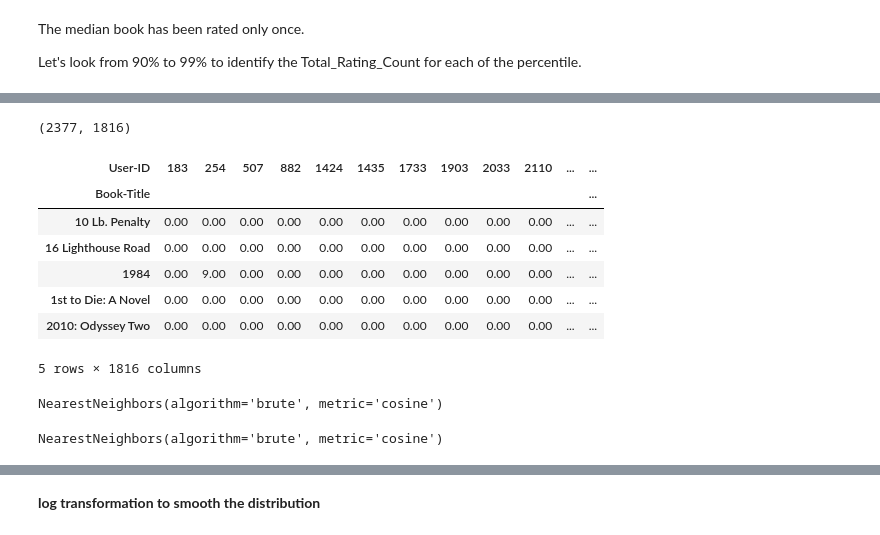
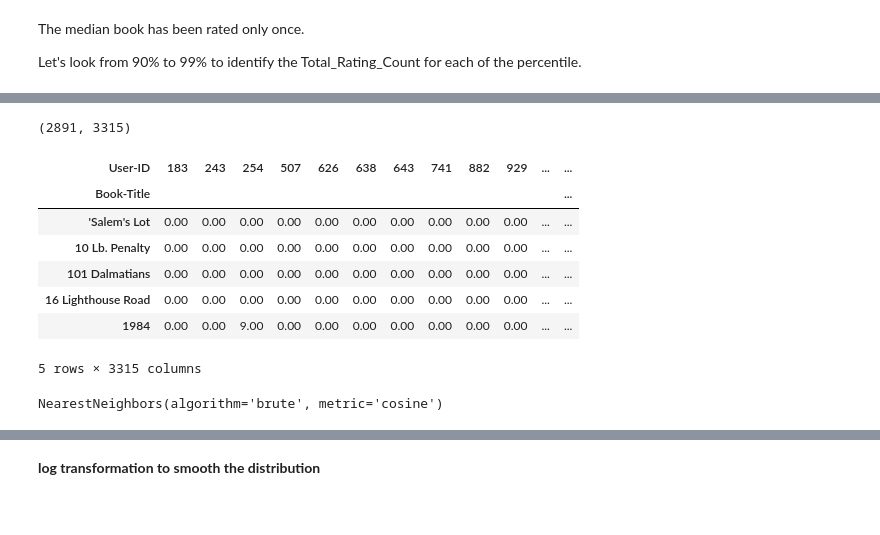
Before and after one commit to rahool010/Book-Recommendation-System, a Jupyter notebook: Book_Recommendation_System.ipynb, the cells around one changed output, grey strips where cells are left out. Cells and saved outputs as stored; diff of their text form; code cells hidden in the pictures.

```diff
--- a/Book_Recommendation_System.ipynb
+++ b/Book_Recommendation_System.ipynb
@@ -596,9 +636,9 @@ top_books[['Book-Title', 'Book-Author','Total_Users_Rated', 'Average_Rating', 'S
 ## **Collaborative Filtering Recommendation System**
 # %%
 counts1 = ratings_df['User-ID'].value_counts()  ## finding count of unique User-ID i.e, it returns the frequency of each User-ID
-ratings_df = ratings_df[ratings_df['User-ID'].isin(counts1[counts1 >= 100].index)]  ## keeping users that have rated atleast 100 books
+ratings_df = ratings_df[ratings_df['User-ID'].isin(counts1[counts1 >= 50].index)]  ## keeping users that have rated atleast 50 books
 counts = ratings_df['Book-Rating'].value_counts()   ## finding count of unique User-ID
-ratings_df = ratings_df[ratings_df['Book-Rating'].isin(counts[counts >= 100].index)]  ## keeping books that have atleast 100 ratings
+ratings_df = ratings_df[ratings_df['Book-Rating'].isin(counts[counts >= 50].index)]  ## keeping books that have atleast 50 ratings
 # %%
 combine_book_rating = pd.merge(ratings_df, books_df, on='ISBN')
 columns = ['Year-Of-Publication', 'Publisher', 'Book-Author',]
@@ -729,5 +767,5 @@ rating_popular_book.duplicated(["User-ID","Book-Title"]).sum()
 # %%
-# droping duplicates
-rating_popular_book.drop_duplicates(["User-ID","Book-Title"],inplace=True)
+# # droping duplicates
+# rating_popular_book.drop_duplicates(["User-ID","Book-Title"],inplace=True)
 # %%
 # Checking the total size of rating_popular_book.
@@ -741,0 +780,10 @@ rating_popular_book['ISBN'].nunique()
+# %%
+if not rating_popular_book[rating_popular_book.duplicated(['User-ID', 'Book-Title'])].empty:
+
+    # Identifying number of rows corresponding to the US.
+    print('Actual rating_popular_book shape {0}'.format(rating_popular_book.shape))
+
+    rating_popular_book = rating_popular_book.drop_duplicates(['User-ID', 'Book-Title'])
+
+    # Identifying number of rows corresponding to the US duplicates.
+    print('Rating_popular_book shape after removing the duplicates  {0}'.format(rating_popular_book.shape))
@@ -742,23 +822,23 @@ rating_popular_book['ISBN'].nunique()
 # %%
 #create pivot table where User-ID becomes our column and Book-Title become our index
 from scipy.sparse import csr_matrix
-books_pivot = rating_popular_book.pivot(index = 'Book-Title',columns = 'User-ID', values = 'Book-Rating').fillna(0)
-books_matrix = csr_matrix(books_pivot.values)
+us_user_rating_pivot = rating_popular_book.pivot_table(index = 'Book-Title',columns = 'User-ID', values = 'Book-Rating').fillna(0)
+us_user_rating_matrix = csr_matrix(us_user_rating_pivot.values)
-# %%
-books_pivot.shape
-# %% [output]
-(2377, 1816)
+# %%
+print(us_user_rating_pivot.shape)
+# %% [output]
+(2891, 3315)
 # %%
-books_pivot.head()
+us_user_rating_pivot.head()
 # %% [output]
-| User-ID | 183 | 254 | 507 | 882 | 1424 | 1435 | 1733 | 1903 | 2033 | 2110 | ... | ... |
+| User-ID | 183 | 243 | 254 | 507 | 626 | 638 | 643 | 741 | 882 | 929 | ... | ... |
 | Book-Title |  |  |  |  |  |  |  |  |  |  |  | ... |
+| 'Salem's Lot | 0.00 | 0.00 | 0.00 | 0.00 | 0.00 | 0.00 | 0.00 | 0.00 | 0.00 | 0.00 | ... | ... |
 | 10 Lb. Penalty | 0.00 | 0.00 | 0.00 | 0.00 | 0.00 | 0.00 | 0.00 | 0.00 | 0.00 | 0.00 | ... | ... |
+| 101 Dalmatians | 0.00 | 0.00 | 0.00 | 0.00 | 0.00 | 0.00 | 0.00 | 0.00 | 0.00 | 0.00 | ... | ... |
 | 16 Lighthouse Road | 0.00 | 0.00 | 0.00 | 0.00 | 0.00 | 0.00 | 0.00 | 0.00 | 0.00 | 0.00 | ... | ... |
-| 1984 | 0.00 | 9.00 | 0.00 | 0.00 | 0.00 | 0.00 | 0.00 | 0.00 | 0.00 | 0.00 | ... | ... |
-| 1st to Die: A Novel | 0.00 | 0.00 | 0.00 | 0.00 | 0.00 | 0.00 | 0.00 | 0.00 | 0.00 | 0.00 | ... | ... |
-| 2010: Odyssey Two | 0.00 | 0.00 | 0.00 | 0.00 | 0.00 | 0.00 | 0.00 | 0.00 | 0.00 | 0.00 | ... | ... |
+| 1984 | 0.00 | 0.00 | 9.00 | 0.00 | 0.00 | 0.00 | 0.00 | 0.00 | 0.00 | 0.00 | ... | ... |
-5 rows × 1816 columns
+5 rows × 3315 columns
 # %%
 import scipy
 import requests
@@ -771,11 +851,5 @@ knn_model.fit(books_matrix)
 # %% [output]
 NearestNeighbors(algorithm='brute', metric='cosine')
-# %%
-# constructing the KNN model
-knn_model = NearestNeighbors(metric = 'cosine', algorithm = 'brute')
-knn_model.fit(books_matrix)
-# %% [output]
-NearestNeighbors(algorithm='brute', metric='cosine')
 # %%
 # create a function for suggest books by book names
 def recommend_books(book_name):
```
Also changed, not shown: parts of 107 cells of this notebook.
